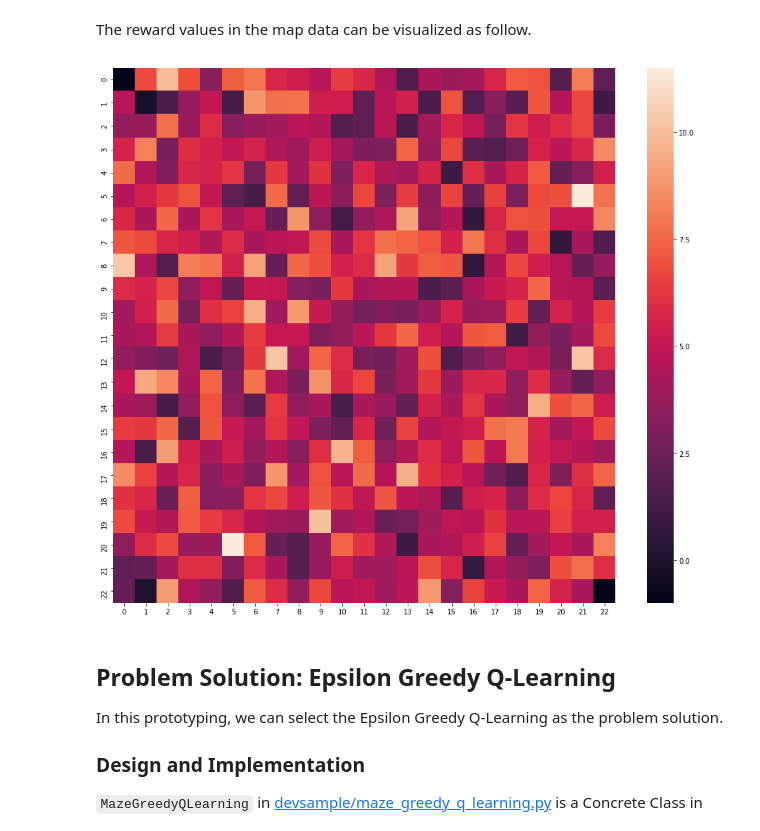
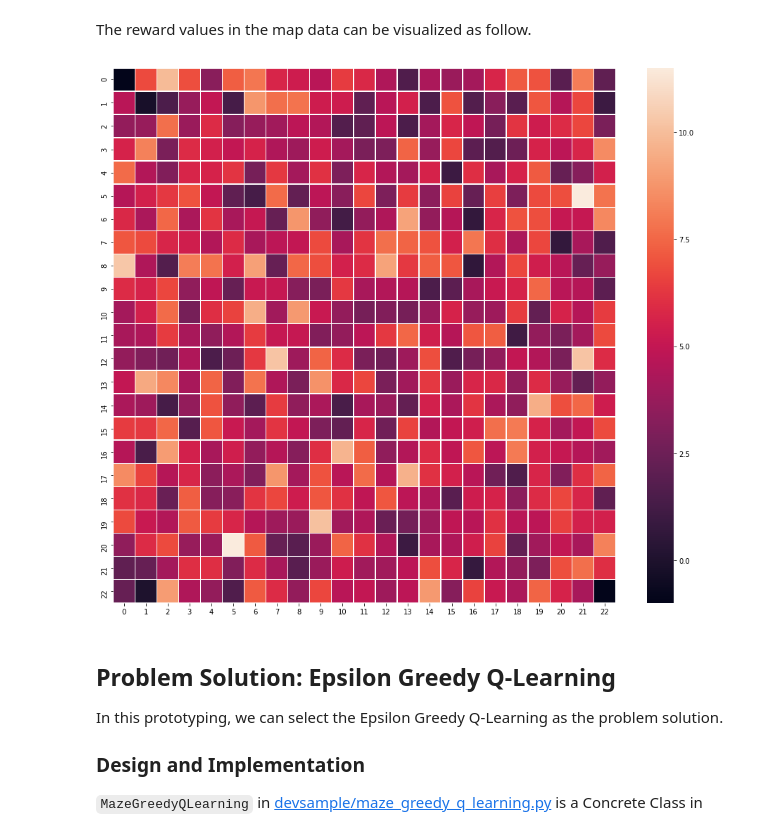
Before and after one commit to accel-brain/accel-brain-code, a Jupyter notebook: Reinforcement-Learning/search_maze_by_q_learning.ipynb, the cells around one changed output. Cells and saved outputs as stored; diff of their text form; code cells hidden in the pictures.

```diff
--- a/Reinforcement-Learning/search_maze_by_q_learning.ipynb
+++ b/Reinforcement-Learning/search_maze_by_q_learning.ipynb
@@ -73,10 +73,10 @@ array([['#', '#', '#', '#', '#', '#', '#', '#', '#', '#', '#', '#', '#',
 The reward values in the map data can be visualized as follow.
 # %%
 fig = plt.figure(figsize=(16, 14))
-sns.heatmap(real_map_arr)
+sns.heatmap(real_map_arr, linewidths=.5)
 plt.show();plt.close()
 # %% [output]
-[figure, old version]
+[figure, new version]
 # %% [markdown]
 ## Problem Solution: Epsilon Greedy Q-Learning
 
```
Also changed, not shown: parts of 3 cells of this notebook.
